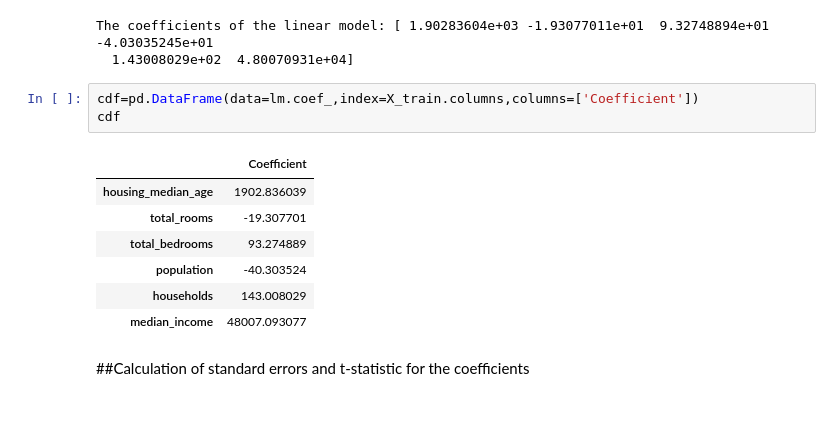
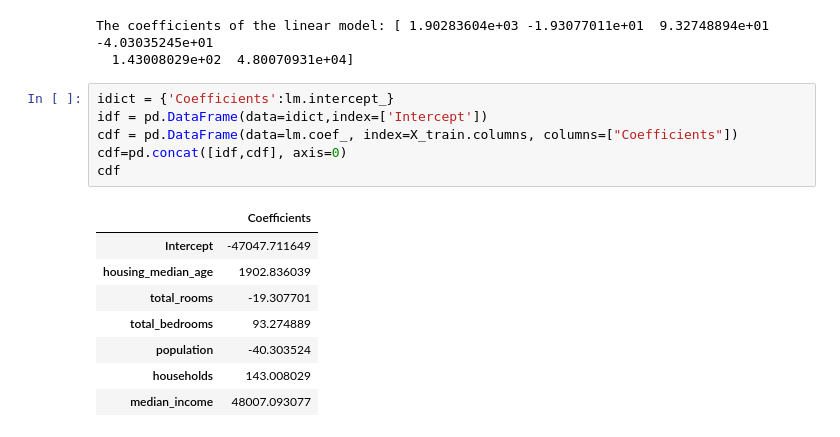
Before and after one commit to MeherNaaz19/AIML-2025, a Jupyter notebook: lab04.ipynb, the cells around one changed output. Cells and saved outputs as stored; diff of their text form.

```diff
--- a/lab04.ipynb
+++ b/lab04.ipynb
@@ -207,15 +207,17 @@ print("The coefficients of the linear model:",lm.coef_)
 The coefficients of the linear model: [ 1.90283604e+03 -1.93077011e+01  9.32748894e+01 -4.03035245e+01
   1.43008029e+02  4.80070931e+04]
 # %%
-cdf=pd.DataFrame(data=lm.coef_,index=X_train.columns,columns=['Coefficient'])
+idict = {'Coefficients':lm.intercept_}
+idf = pd.DataFrame(data=idict,index=['Intercept'])
+cdf = pd.DataFrame(data=lm.coef_, index=X_train.columns, columns=["Coefficients"])
+cdf=pd.concat([idf,cdf], axis=0)
 cdf
 # %% [output]
-|  | Coefficient |
+|  | Coefficients |
+| Intercept | -47047.711649 |
 | housing_median_age | 1902.836039 |
 | total_rooms | -19.307701 |
 | total_bedrooms | 93.274889 |
 | population | -40.303524 |
 | households | 143.008029 |
 | median_income | 48007.093077 |
-# %% [markdown]
-##Calculation of standard errors and t-statistic for the coefficients
```
Also changed, not shown: parts of 2 cells of this notebook.
